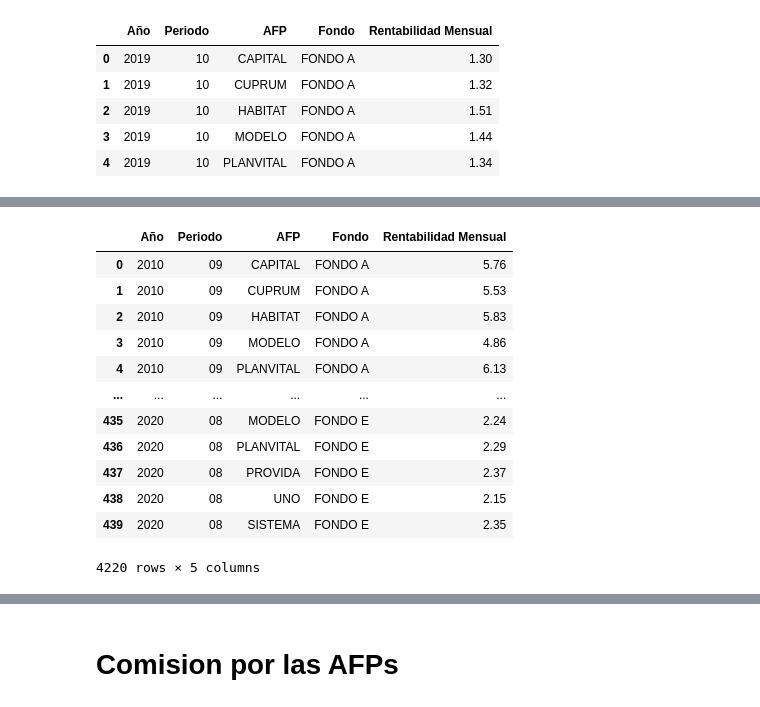
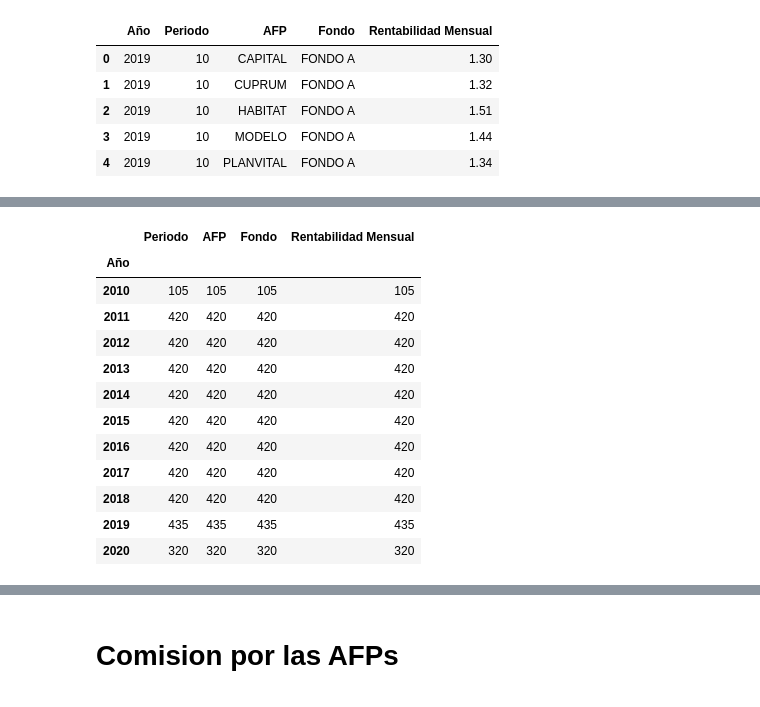
Before and after one commit to Foco22/IndustriaAFPs, a Jupyter notebook: Codigo.ipynb, the cells around one changed output, grey strips where cells are left out. Drawn from its saved outputs; the diff is of its cells as text; code cells hidden in the pictures.

```diff
--- a/Codigo.ipynb
+++ b/Codigo.ipynb
@@ -189,7 +189,7 @@ def add_one_month(orig_date):
 fechas = []
 nueva_fecha = date(2010, 9, 1)
 
-for x in range(120):
+for x in range(119):
     nueva_fecha = add_one_month(nueva_fecha)
     fechas.append(nueva_fecha)
 
@@ -299,4 +290,4 @@ def datos_2010_2019(fechas_df,df):
                 df = df.append(new_row, ignore_index=True)
                 contador = 1 + contador
     return df
-datos_2017_2019 = datos_2010_2019(fechas_df,df)
+datos_2015_2019 = datos_2010_2019(fechas_df,df)
@@ -303,23 +313,23 @@ datos_2017_2019 = datos_2010_2019(fechas_df,df)
 # %%
-frames = [datos_2010_2015,datos_2013_2019, datos_2017_2019, datos_2019_2020]
+frames = [datos_2010_2015,datos_2015_2019, datos_2019_2020]
 
 df_rentabilidad = pd.concat(frames)
 
-df_rentabilidad
+df_rentabilidad.groupby('Año').count()
 # %% [output]
-|  | Año | Periodo | AFP | Fondo | Rentabilidad Mensual |
-| 0 | 2010 | 09 | CAPITAL | FONDO A | 5.76 |
-| 1 | 2010 | 09 | CUPRUM | FONDO A | 5.53 |
-| 2 | 2010 | 09 | HABITAT | FONDO A | 5.83 |
-| 3 | 2010 | 09 | MODELO | FONDO A | 4.86 |
-| 4 | 2010 | 09 | PLANVITAL | FONDO A | 6.13 |
-| ... | ... | ... | ... | ... | ... |
-| 435 | 2020 | 08 | MODELO | FONDO E | 2.24 |
-| 436 | 2020 | 08 | PLANVITAL | FONDO E | 2.29 |
-| 437 | 2020 | 08 | PROVIDA | FONDO E | 2.37 |
-| 438 | 2020 | 08 | UNO | FONDO E | 2.15 |
-| 439 | 2020 | 08 | SISTEMA | FONDO E | 2.35 |
+|  | Periodo | AFP | Fondo | Rentabilidad Mensual |
+| Año |  |  |  |  |
+| 2010 | 105 | 105 | 105 | 105 |
+| 2011 | 420 | 420 | 420 | 420 |
+| 2012 | 420 | 420 | 420 | 420 |
+| 2013 | 420 | 420 | 420 | 420 |
+| 2014 | 420 | 420 | 420 | 420 |
+| 2015 | 420 | 420 | 420 | 420 |
+| 2016 | 420 | 420 | 420 | 420 |
+| 2017 | 420 | 420 | 420 | 420 |
+| 2018 | 420 | 420 | 420 | 420 |
+| 2019 | 435 | 435 | 435 | 435 |
+| 2020 | 320 | 320 | 320 | 320 |
-4220 rows × 5 columns
 # %%
 FONDOS = ['FONDO A', 'FONDO B', 'FONDO C', 'FONDO D', 'FONDO E']
 AFPS = ['CAPITAL', 'CUPRUM', 'HABITAT', 'MODELO', 'PLANVITAL', 'PROVIDA']
```
Also changed, not shown: parts of 7 cells of this notebook.
